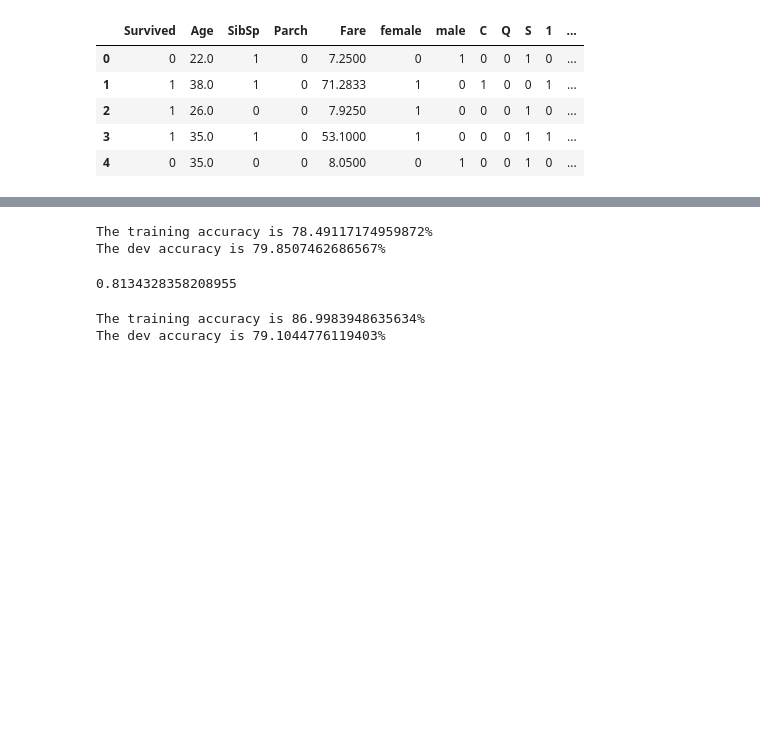
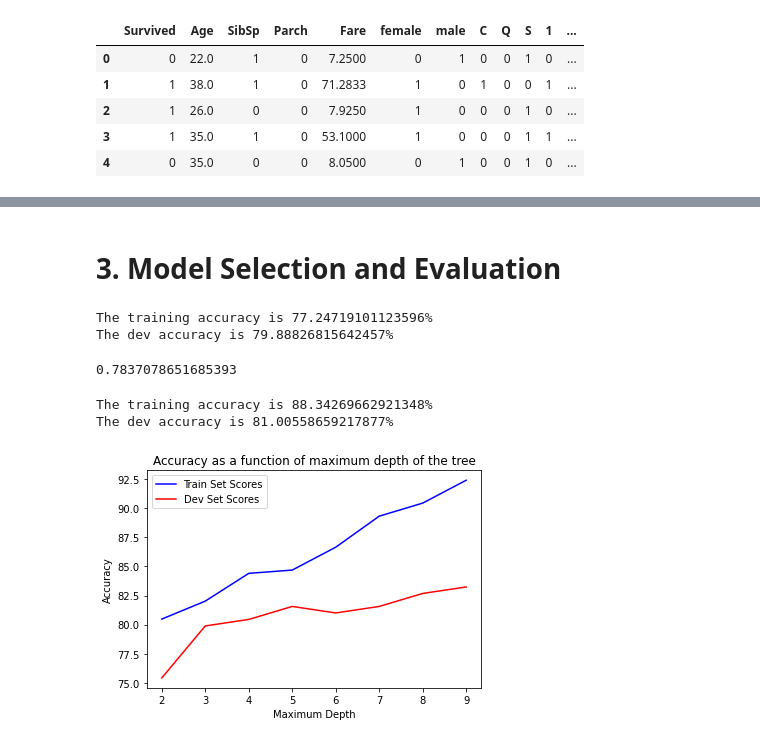
Before and after one commit to baarsaam/kaggle, a Jupyter notebook: titanic_classification/titanic.ipynb, the cells around one changed output, grey strips where cells are left out. Drawn from its saved outputs; the diff is of its cells as text; code cells hidden in the pictures; blank space fills up the shorter version.

```diff
--- a/titanic_classification/titanic.ipynb
+++ b/titanic_classification/titanic.ipynb
@@ -332,5 +357,5 @@ train_ds_enc.head()
 # Splitting the dataset into train and dev set since the test dataset is already given
 x_features = list(train_ds_enc.columns)
 x_features.remove('Survived')
-X_train, X_dev, y_train, y_dev = train_test_split(train_ds_enc[x_features], train_ds_enc['Survived'], test_size=0.3,
+X_train, X_dev, y_train, y_dev = train_test_split(train_ds_enc[x_features], train_ds_enc['Survived'], test_size=0.2,
                                                    random_state=42)
@@ -347,10 +376,12 @@ X_dev_norm = scaler.transform(X_dev[NUMERICAL])
 X_train[NUMERICAL] = X_train_norm
 # Replacing the Numerical columns of the dev set with their normalized versions
 X_dev[NUMERICAL] = X_dev_norm
+# %% [markdown]
+# 3. Model Selection and Evaluation
 # %%
 # Building a logistic regression model
 log_reg_model = LogisticRegression(penalty='l2', fit_intercept=True, class_weight='balanced', warm_start=False,
-                                   max_iter=300, solver='saga')
+                                   max_iter=500, solver='saga')
 
 log_reg_model.fit(X_train.to_numpy(), y_train)
 train_score = log_reg_model.score(X_train.to_numpy(), y_train)
@@ -359,19 +390,21 @@ dev_score = log_reg_model.score(X_dev.to_numpy(), y_dev)
 print(f"The training accuracy is {train_score * 100}%")
 print(f"The dev accuracy is {dev_score * 100}%")
 # %% [output]
-The training accuracy is 78.49117174959872%
-The dev accuracy is 79.8507462686567%
+The training accuracy is 77.24719101123596%
+The dev accuracy is 79.88826815642457%
 # %%
 log_reg_cv_model = LogisticRegressionCV(penalty='l2', cv=5, fit_intercept=True, class_weight='balanced')
 log_reg_cv_model.fit(pd.concat([X_train, X_dev]).to_numpy(), pd.concat([y_train, y_dev]))
 
-log_reg_cv_model.score(X_dev.to_numpy(), y_dev)
+log_reg_cv_model.score(X_train.to_numpy(), y_train)
 # %% [output]
-0.8134328358208955
+0.7837078651685393
 # %%
 # Building a neural model
-neural_model = MLPClassifier(solver='adam', alpha=1e-2, hidden_layer_sizes=[2**i for i in reversed(range(2, 10))],
-                             max_iter=10**7, learning_rate_init=1e-4, random_state=20)
+hidden_layers = [1024, 256, 64, 16, 4]
+
+neural_model = MLPClassifier(solver='adam', beta_1=0.9, alpha=1e-2, hidden_layer_sizes=hidden_layers,
+                             max_iter=10**3, learning_rate_init=1e-4, random_state=42)
 
 neural_model.fit(X_train.to_numpy(), y_train)
 
@@ -381,5 +414,31 @@ dev_score = neural_model.score(X_dev.to_numpy(), y_dev)
 print(f"The training accuracy is {train_score * 100}%")
 print(f"The dev accuracy is {dev_score * 100}%")
 # %% [output]
-The training accuracy is 86.9983948635634%
-The dev accuracy is 79.1044776119403%
+The training accuracy is 88.34269662921348%
+The dev accuracy is 81.00558659217877%
+# %%
+max_depth_values = list(range(2, 10))
+
+train_score_per_depth = []
+dev_score_per_depth = []
+
+for d in max_depth_values:
+    # Building a random forest model
+    rf_model = RandomForestClassifier(max_depth=d, random_state=0)
+    rf_model.fit(X_train.to_numpy(), y_train)
+
+    train_score = rf_model.score(X_train.to_numpy(), y_train)
+    dev_score = rf_model.score(X_dev.to_numpy(), y_dev)
+
+    train_score_per_depth.append(train_score * 100)
+    dev_score_per_depth.append(dev_score * 100)
+
+plt.plot(max_depth_values, train_score_per_depth, label='Train Set Scores', color='blue')
+plt.plot(max_depth_values, dev_score_per_depth, label='Dev Set Scores', color='red')
+plt.title('Accuracy as a function of maximum depth of the tree')
+plt.xlabel('Maximum Depth')
+plt.ylabel('Accuracy')
+plt.legend()
+plt.show()
+# %% [output]
+[figure, added]
```
Also changed, not shown: parts of 6 cells of this notebook.
